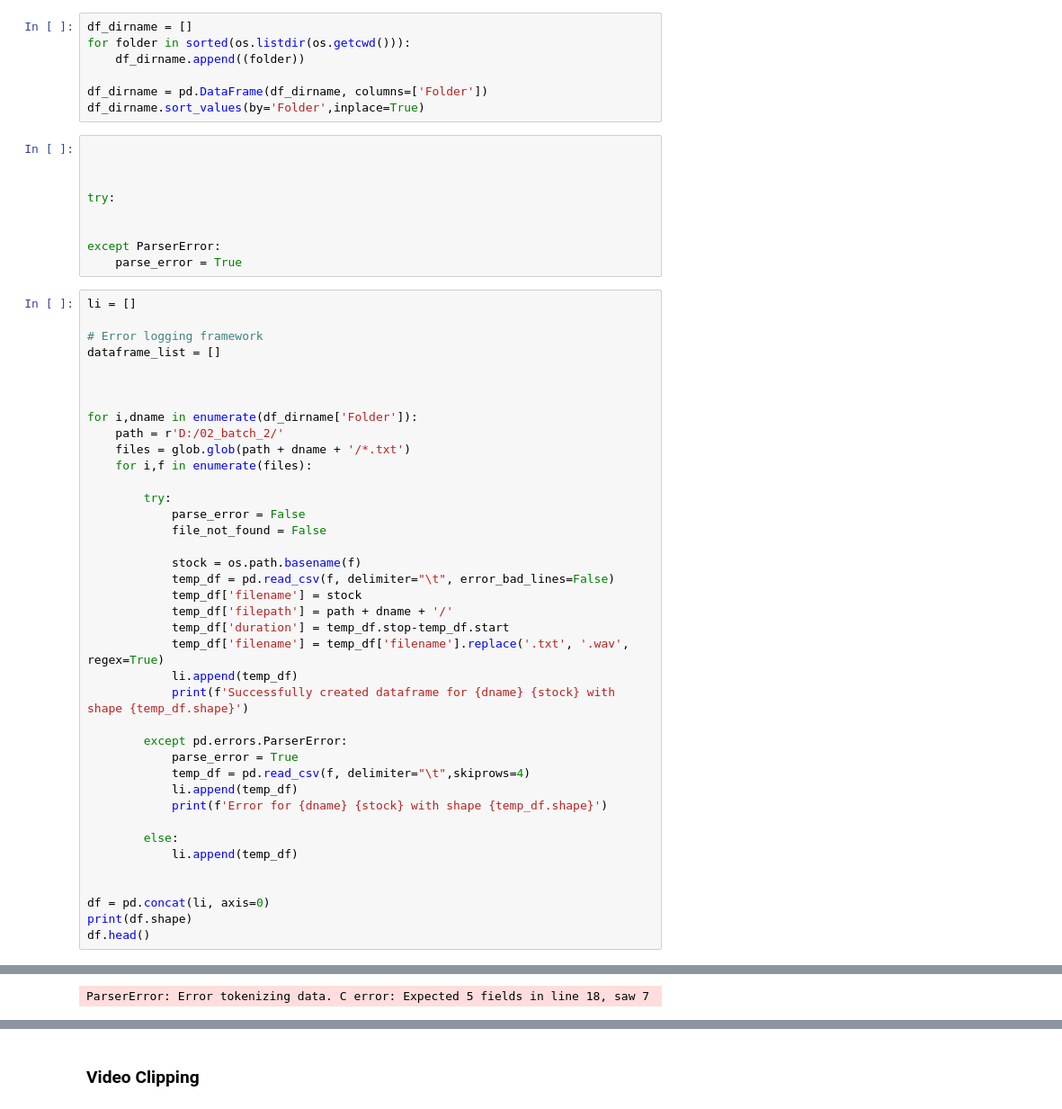
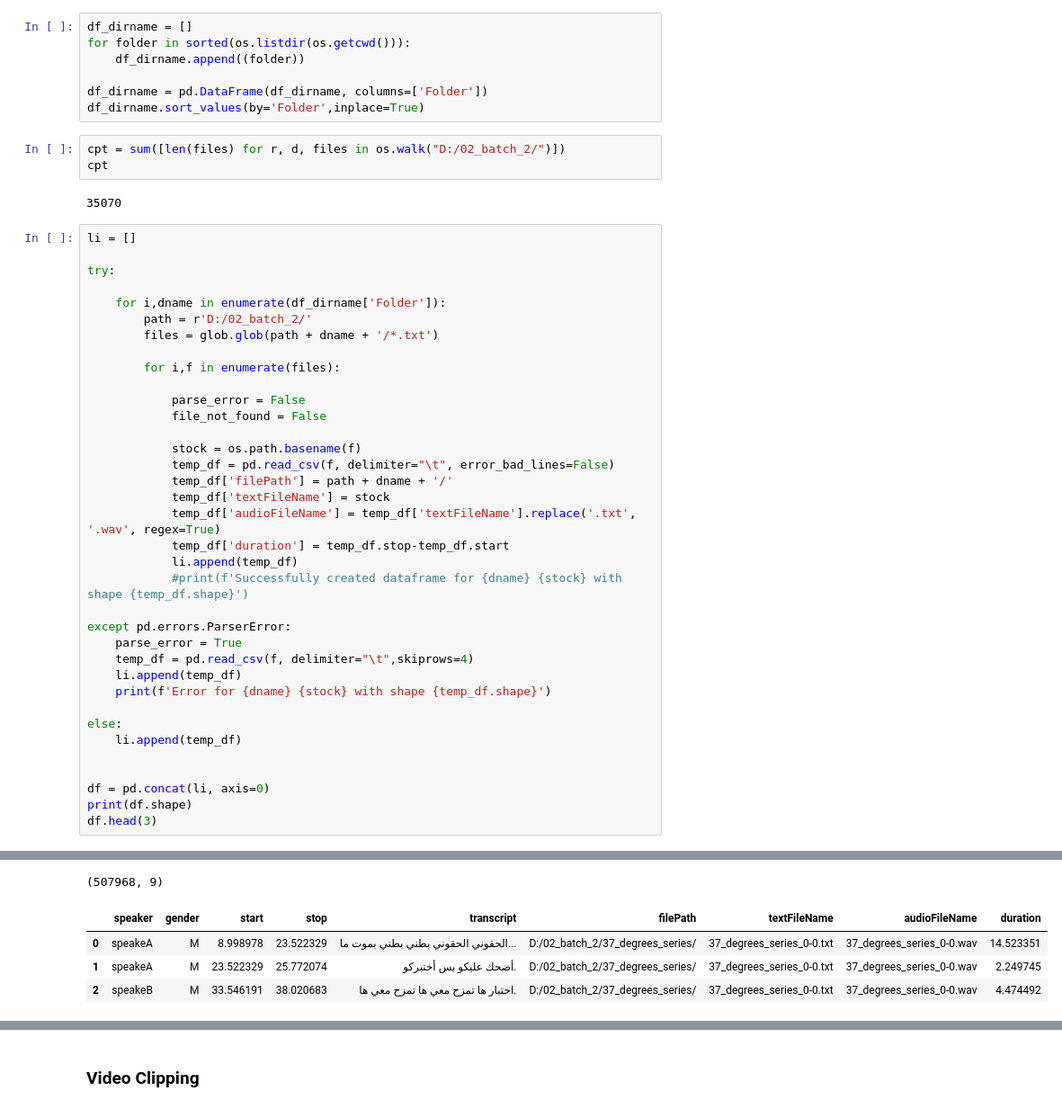
Before and after one commit to xs2wasif/arabic_speech_recognition, a Jupyter notebook: audioTextRandomSampling.ipynb, the cells around one changed output, grey strips where cells are left out. Shown at 90% size. Cells and saved outputs as stored; diff of their text form.

```diff
--- a/audioTextRandomSampling.ipynb
+++ b/audioTextRandomSampling.ipynb
@@ -19,52 +19,45 @@ for folder in sorted(os.listdir(os.getcwd())):
 
 df_dirname = pd.DataFrame(df_dirname, columns=['Folder'])
 df_dirname.sort_values(by='Folder',inplace=True)
-# %%
-
-
-
-try:
-
-
-except ParserError:
-    parse_error = True
+# %%
+cpt = sum([len(files) for r, d, files in os.walk("D:/02_batch_2/")])
+cpt
+# %% [output]
+35070
 # %%
 li = []
 
-# Error logging framework
-dataframe_list = []
+try:
 
+    for i,dname in enumerate(df_dirname['Folder']):
+        path = r'D:/02_batch_2/'
+        files = glob.glob(path + dname + '/*.txt')
 
+        for i,f in enumerate(files):
 
-for i,dname in enumerate(df_dirname['Folder']):
-    path = r'D:/02_batch_2/'
-    files = glob.glob(path + dname + '/*.txt')
-    for i,f in enumerate(files):
-
-        try:
             parse_error = False
             file_not_found = False
 
             stock = os.path.basename(f)
             temp_df = pd.read_csv(f, delimiter="\t", error_bad_lines=False)
-            temp_df['filename'] = stock
-            temp_df['filepath'] = path + dname + '/'
+            temp_df['filePath'] = path + dname + '/'
+            temp_df['textFileName'] = stock
+            temp_df['audioFileName'] = temp_df['textFileName'].replace('.txt', '.wav', regex=True)
             temp_df['duration'] = temp_df.stop-temp_df.start
-            temp_df['filename'] = temp_df['filename'].replace('.txt', '.wav', regex=True)
             li.append(temp_df)
-            print(f'Successfully created dataframe for {dname} {stock} with shape {temp_df.shape}')
+            #print(f'Successfully created dataframe for {dname} {stock} with shape {temp_df.shape}')
 
-        except pd.errors.ParserError:
-            parse_error = True
-            temp_df = pd.read_csv(f, delimiter="\t",skiprows=4)
-            li.append(temp_df)
-            print(f'Error for {dname} {stock} with shape {temp_df.shape}')
+except pd.errors.ParserError:
+    parse_error = True
+    temp_df = pd.read_csv(f, delimiter="\t",skiprows=4)
+    li.append(temp_df)
+    print(f'Error for {dname} {stock} with shape {temp_df.shape}')
 
-        else:
-            li.append(temp_df)
+else:
+    li.append(temp_df)
 
 
 df = pd.concat(li, axis=0)
 print(df.shape)
-df.head()
+df.head(3)
 # %% [output]
@@ -88 +67,5 @@ Successfully created dataframe for belmo5taser belmo5taser_111-0.txt with
-ParserError: Error tokenizing data. C error: Expected 5 fields in line 18, saw 7
+(507968, 9)
+|  | speaker | gender | start | stop | transcript | filePath | textFileName | audioFileName | duration |
+| 0 | speakeA | M | 8.998978 | 23.522329 | الحقوني الحقوني بطني بطني بموت ما... | D:/02_batch_2/37_degrees_series/ | 37_degrees_series_0-0.txt | 37_degrees_series_0-0.wav | 14.523351 |
+| 1 | speakeA | M | 23.522329 | 25.772074 | أضحك عليكو بس أختبركو. | D:/02_batch_2/37_degrees_series/ | 37_degrees_series_0-0.txt | 37_degrees_series_0-0.wav | 2.249745 |
+| 2 | speakeB | M | 33.546191 | 38.020683 | اختبار ها تمزح معي ها تمزح معي ها. | D:/02_batch_2/37_degrees_series/ | 37_degrees_series_0-0.txt | 37_degrees_series_0-0.wav | 4.474492 |
```
Also changed, not shown: parts of 4 cells of this notebook.
